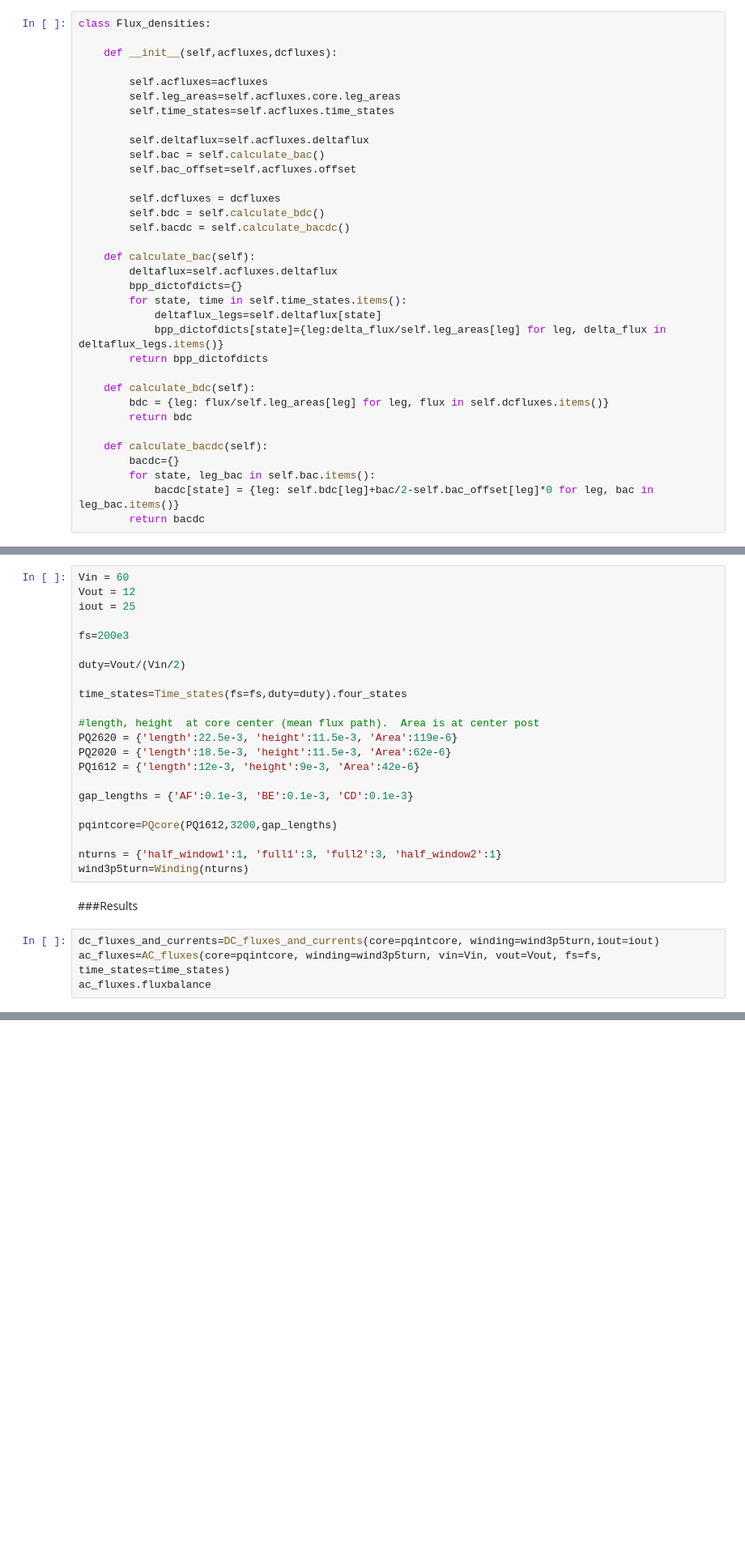
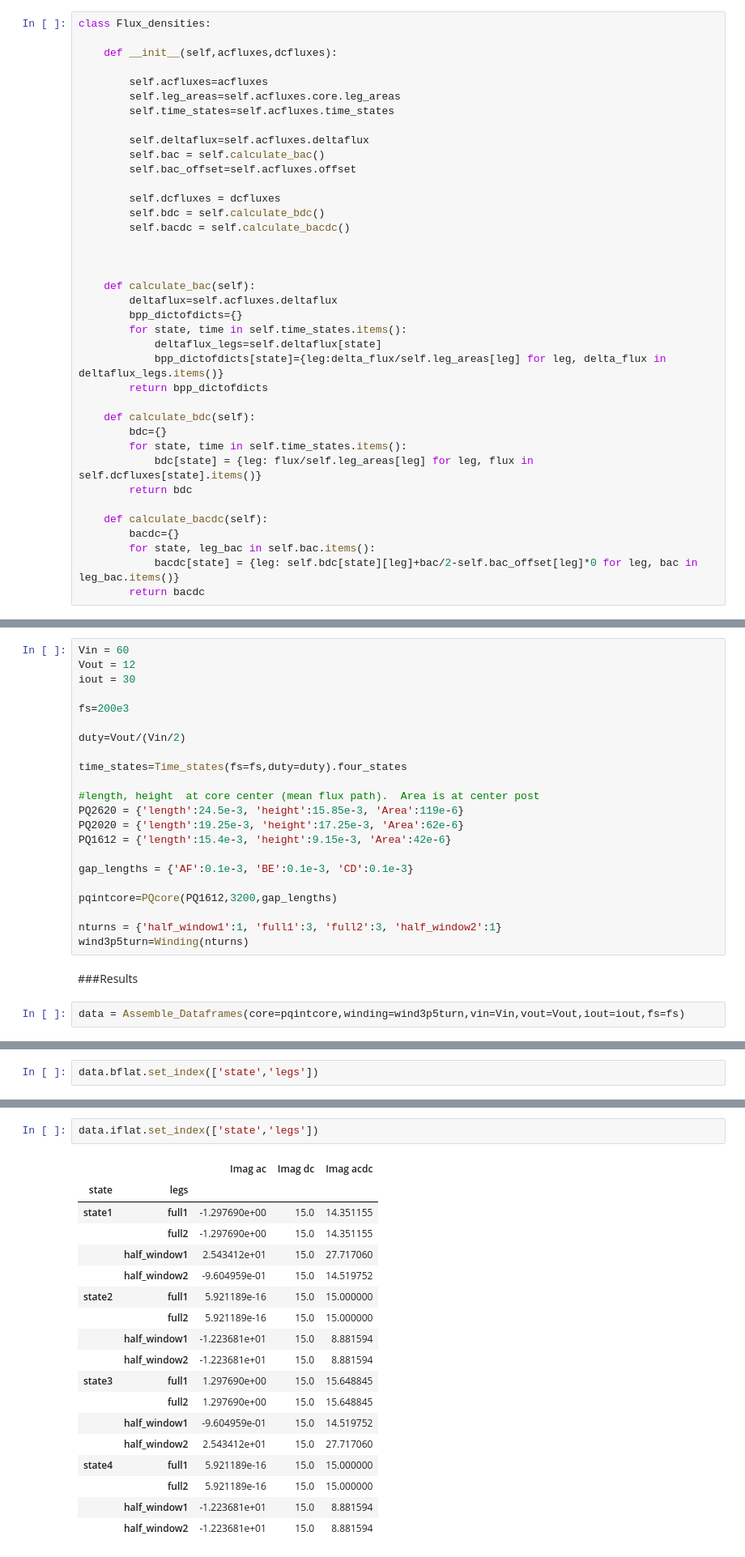
Before and after one commit to grkidwell/Integrated_magnetic, a Jupyter notebook: 48V_integratedmagnetic.ipynb, the cells around one changed output, grey strips where cells are left out. Shown at 81% size. Cells and saved outputs as stored; diff of their text form; blank space fills up the shorter version.

Commit message:
add pandas dataframes.  add Imag currents

```diff
--- a/48V_integratedmagnetic.ipynb
+++ b/48V_integratedmagnetic.ipynb
@@ -352,6 +362,8 @@ class Flux_densities:
         self.bdc = self.calculate_bdc()
         self.bacdc = self.calculate_bacdc()
 
+
+
     def calculate_bac(self):
         deltaflux=self.acfluxes.deltaflux
         bpp_dictofdicts={}
@@ -361,11 +373,13 @@ class Flux_densities:
         return bpp_dictofdicts
 
     def calculate_bdc(self):
-        bdc = {leg: flux/self.leg_areas[leg] for leg, flux in self.dcfluxes.items()}
+        bdc={}
+        for state, time in self.time_states.items():
+            bdc[state] = {leg: flux/self.leg_areas[leg] for leg, flux in self.dcfluxes[state].items()}
         return bdc
 
     def calculate_bacdc(self):
         bacdc={}
         for state, leg_bac in self.bac.items():
-            bacdc[state] = {leg: self.bdc[leg]+bac/2-self.bac_offset[leg]*0 for leg, bac in leg_bac.items()}
+            bacdc[state] = {leg: self.bdc[state][leg]+bac/2-self.bac_offset[leg]*0 for leg, bac in leg_bac.items()}
         return bacdc
@@ -429,7 +501,7 @@ class AC_currents:
 # %%
 Vin = 60
 Vout = 12
-iout = 25
+iout = 30
 
 fs=200e3
 
@@ -438,9 +510,9 @@ duty=Vout/(Vin/2)
 time_states=Time_states(fs=fs,duty=duty).four_states
 
 #length, height  at core center (mean flux path).  Area is at center post
-PQ2620 = {'length':22.5e-3, 'height':11.5e-3, 'Area':119e-6}
-PQ2020 = {'length':18.5e-3, 'height':11.5e-3, 'Area':62e-6}
-PQ1612 = {'length':12e-3, 'height':9e-3, 'Area':42e-6}
+PQ2620 = {'length':24.5e-3, 'height':15.85e-3, 'Area':119e-6}
+PQ2020 = {'length':19.25e-3, 'height':17.25e-3, 'Area':62e-6}
+PQ1612 = {'length':15.4e-3, 'height':9.15e-3, 'Area':42e-6}
 
 gap_lengths = {'AF':0.1e-3, 'BE':0.1e-3, 'CD':0.1e-3}
 
@@ -451,6 +523,4 @@ wind3p5turn=Winding(nturns)
 # %% [markdown]
 ###Results
 # %%
-dc_fluxes_and_currents=DC_fluxes_and_currents(core=pqintcore, winding=wind3p5turn,iout=iout)
-ac_fluxes=AC_fluxes(core=pqintcore, winding=wind3p5turn, vin=Vin, vout=Vout, fs=fs, time_states=time_states)
-ac_fluxes.fluxbalance
+data = Assemble_Dataframes(core=pqintcore,winding=wind3p5turn,vin=Vin,vout=Vout,iout=iout,fs=fs)
@@ -498,0 +527,2 @@ def ac_current_function(t):
+# %%
+data.bflat.set_index(['state','legs'])
@@ -498,0 +544,21 @@ def ac_current_function(t):
+# %%
+data.iflat.set_index(['state','legs'])
+# %% [output]
+|  |  | Imag ac | Imag dc | Imag acdc |
+| state | legs |  |  |  |
+| state1 | full1 | -1.297690e+00 | 15.0 | 14.351155 |
+|  | full2 | -1.297690e+00 | 15.0 | 14.351155 |
+|  | half_window1 | 2.543412e+01 | 15.0 | 27.717060 |
+|  | half_window2 | -9.604959e-01 | 15.0 | 14.519752 |
+| state2 | full1 | 5.921189e-16 | 15.0 | 15.000000 |
+|  | full2 | 5.921189e-16 | 15.0 | 15.000000 |
+|  | half_window1 | -1.223681e+01 | 15.0 | 8.881594 |
+|  | half_window2 | -1.223681e+01 | 15.0 | 8.881594 |
+| state3 | full1 | 1.297690e+00 | 15.0 | 15.648845 |
+|  | full2 | 1.297690e+00 | 15.0 | 15.648845 |
+|  | half_window1 | -9.604959e-01 | 15.0 | 14.519752 |
+|  | half_window2 | 2.543412e+01 | 15.0 | 27.717060 |
+| state4 | full1 | 5.921189e-16 | 15.0 | 15.000000 |
+|  | full2 | 5.921189e-16 | 15.0 | 15.000000 |
+|  | half_window1 | -1.223681e+01 | 15.0 | 8.881594 |
+|  | half_window2 | -1.223681e+01 | 15.0 | 8.881594 |
```
Also changed, not shown: parts of 16 cells of this notebook.
